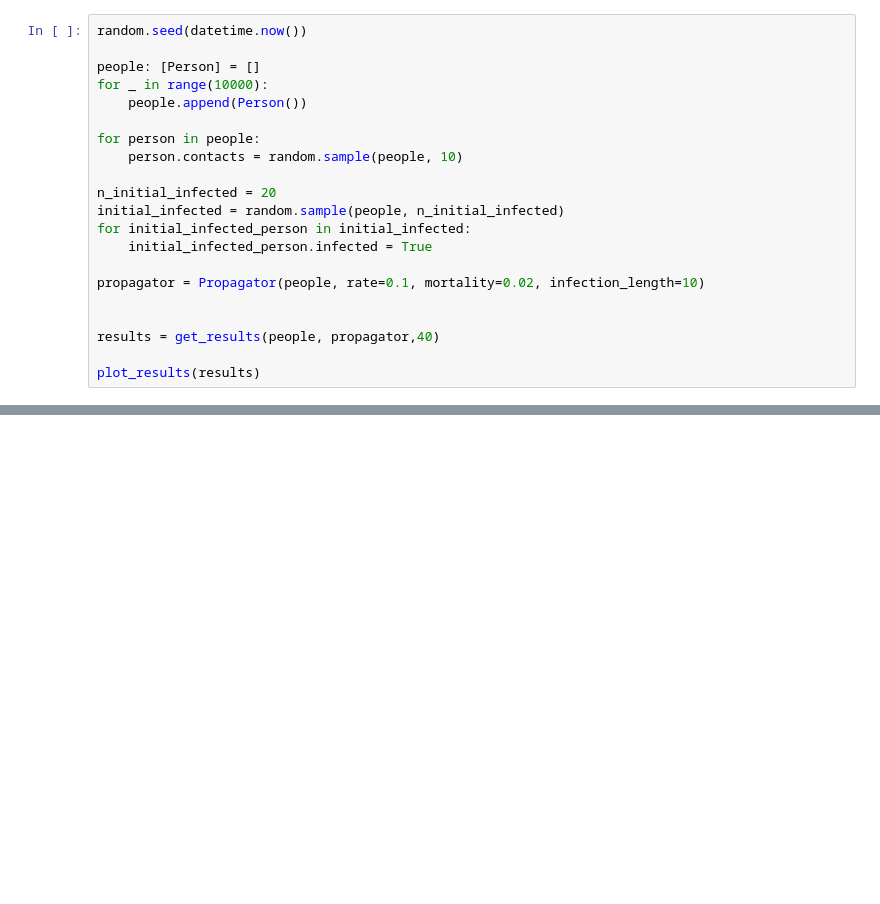
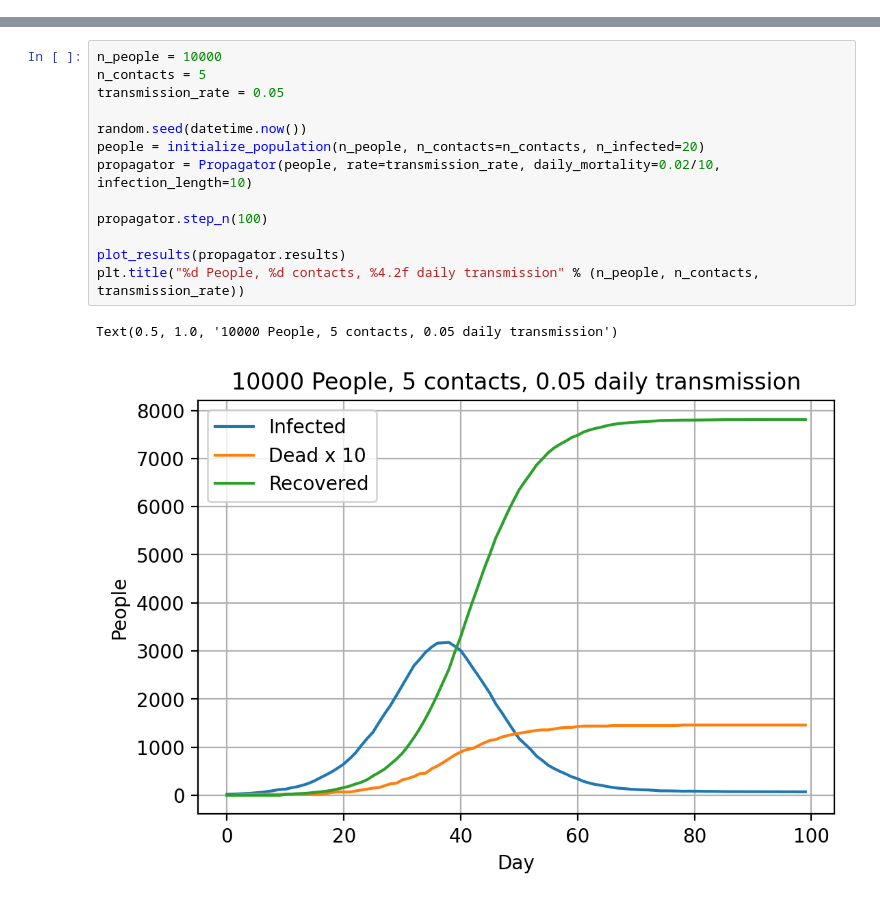
Before and after one commit to seamusriordan/coronav2, a Jupyter notebook: corona_mc.ipynb, the cells around one changed output, grey strips where cells are left out. Drawn from its saved outputs; the diff is of its cells as text; blank space fills up the shorter version.

Commit message:
Work out vs contacts and immunity

```diff
--- a/corona_mc.ipynb
+++ b/corona_mc.ipynb
@@ -30,21 +6,0 @@ def plot_results(results: Results):
-# %%
-random.seed(datetime.now())
-
-people: [Person] = []
-for _ in range(10000):
-    people.append(Person())
-
-for person in people:
-    person.contacts = random.sample(people, 10)
-
-n_initial_infected = 20
-initial_infected = random.sample(people, n_initial_infected)
-for initial_infected_person in initial_infected:
-    initial_infected_person.infected = True
-
-propagator = Propagator(people, rate=0.1, mortality=0.02, infection_length=10)
-
-
-results = get_results(people, propagator,40)
-
-plot_results(results)
@@ -53,0 +41,16 @@ plot_results(results)
+# %%
+n_people = 10000
+n_contacts = 5
+transmission_rate = 0.05
+
+random.seed(datetime.now())
+people = initialize_population(n_people, n_contacts=n_contacts, n_infected=20)
+propagator = Propagator(people, rate=transmission_rate, daily_mortality=0.02/10, infection_length=10)
+
+propagator.step_n(100)
+
+plot_results(propagator.results)
+plt.title("%d People, %d contacts, %4.2f daily transmission" % (n_people, n_contacts, transmission_rate))
+# %% [output]
+Text(0.5, 1.0, '10000 People, 5 contacts, 0.05 daily transmission')
+[figure, added]
```
Also changed, not shown: parts of 6 cells of this notebook.
